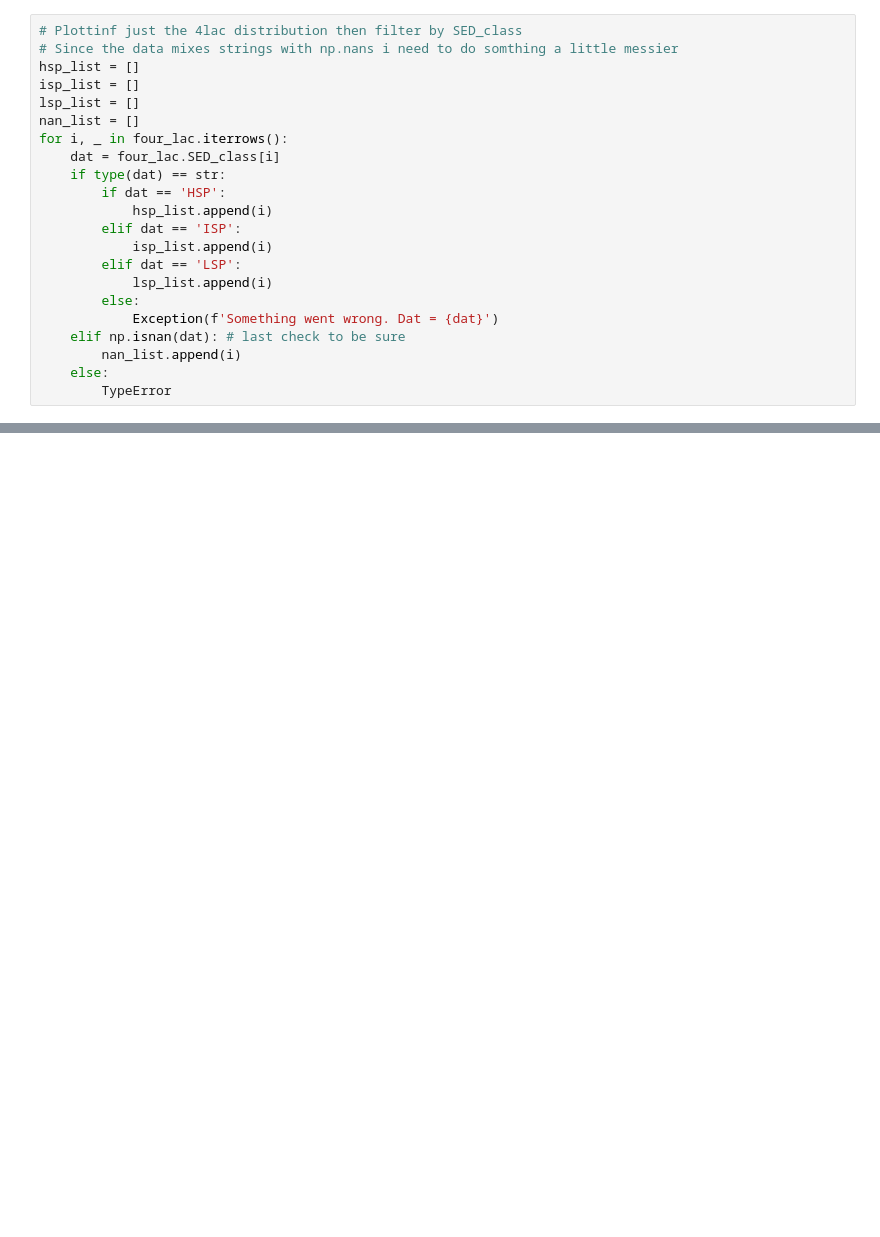
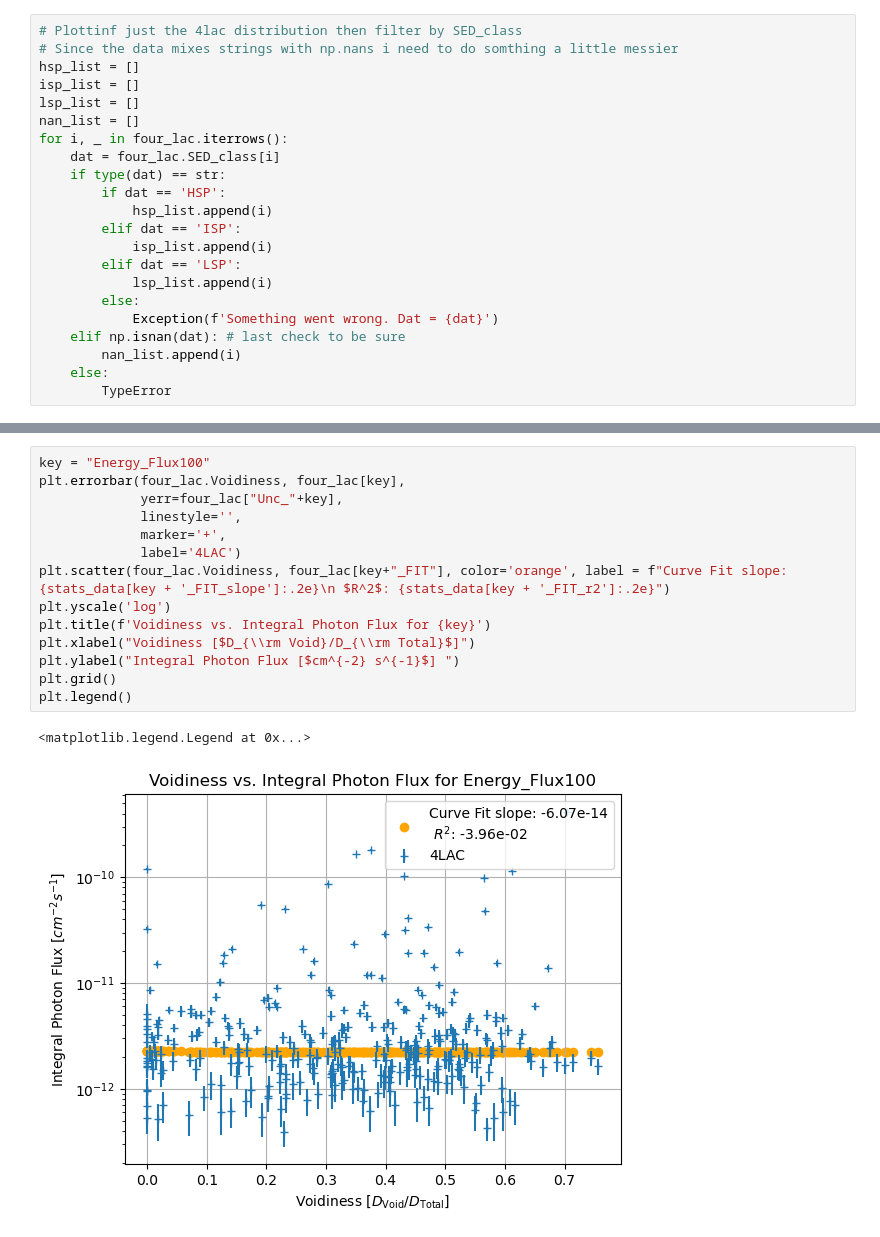
Before and after one commit to Cranberry-Juice/GRS-V, a Jupyter notebook: voidiness_plots.ipynb, the cells around one changed output, grey strips where cells are left out. Cells and saved outputs as stored; diff of their text form; blank space fills up the shorter version.

```diff
--- a/voidiness_plots.ipynb
+++ b/voidiness_plots.ipynb
@@ -163,0 +201,17 @@ Voidiness v. Flux
+# %%
+key = "Energy_Flux100"
+plt.errorbar(four_lac.Voidiness, four_lac[key],
+             yerr=four_lac["Unc_"+key],
+             linestyle='',
+             marker='+',
+             label='4LAC')
+plt.scatter(four_lac.Voidiness, four_lac[key+"_FIT"], color='orange', label = f"Curve Fit slope: {stats_data[key + '_FIT_slope']:.2e}\n $R^2$: {stats_data[key + '_FIT_r2']:.2e}")
+plt.yscale('log')
+plt.title(f'Voidiness vs. Integral Photon Flux for {key}')
+plt.xlabel("Voidiness [$D_{\\rm Void}/D_{\\rm Total}$]")
+plt.ylabel("Integral Photon Flux [$cm^{-2} s^{-1}$] ")
+plt.grid()
+plt.legend()
+# %% [output]
+<matplotlib.legend.Legend at 0x...>
+[figure, added]
```
Also changed, not shown: parts of 7 cells of this notebook.
